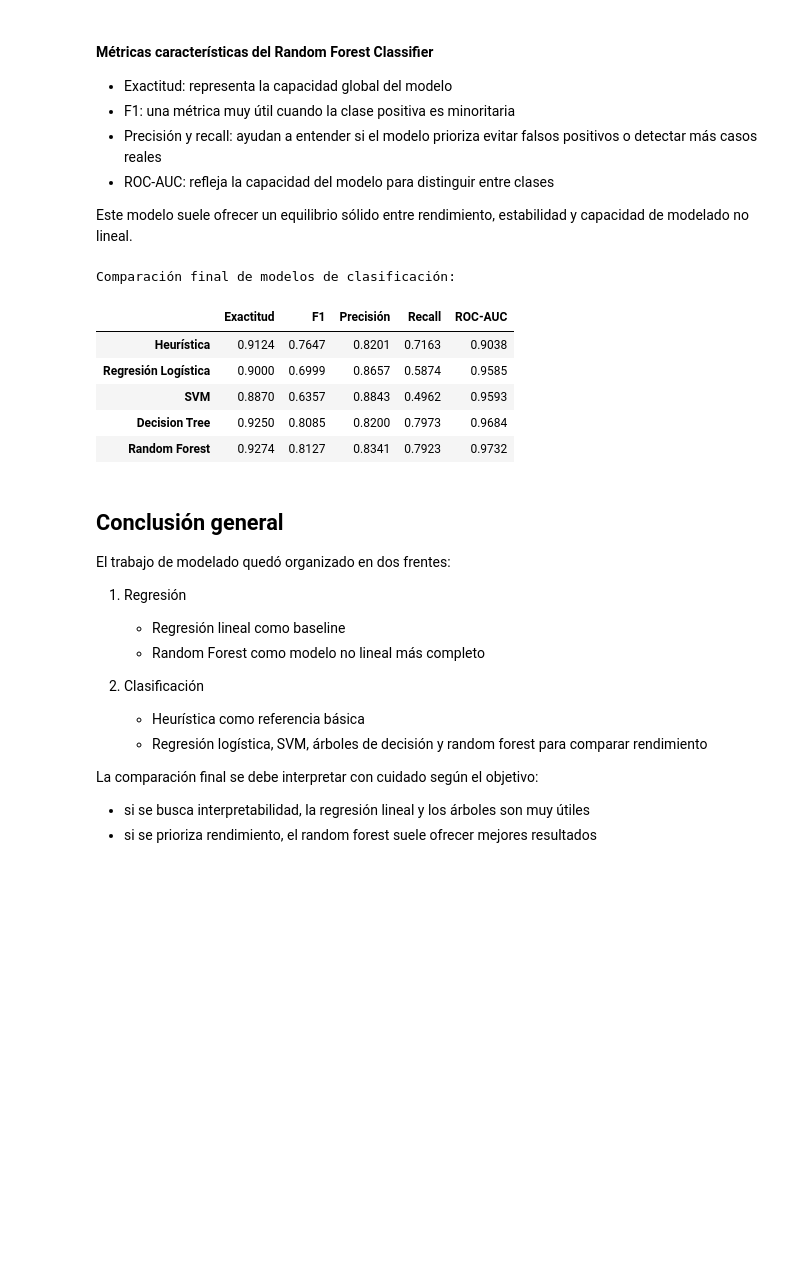
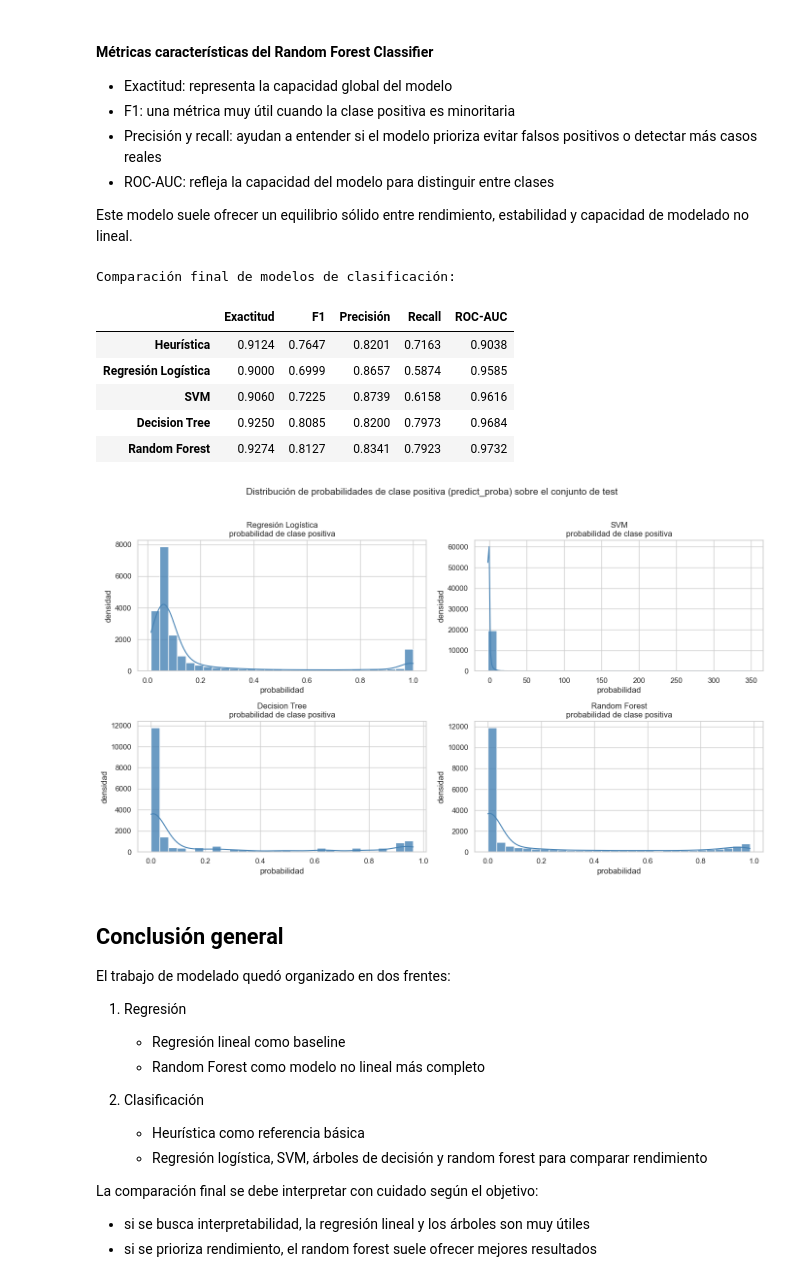
Before and after one commit to waltergsotelo/aprendizaje_maquina, a Jupyter notebook: modelado_yelp_regresion_clasificacion.ipynb, the cells around one changed output. Saved outputs shown, nothing was run; the diff lists cells and outputs as text; code cells hidden in the pictures; blank space fills up the shorter version.

Commit message:
se agrega densidad de probabilidad

```diff
--- a/modelado_yelp_regresion_clasificacion.ipynb
+++ b/modelado_yelp_regresion_clasificacion.ipynb
@@ -364,8 +364,8 @@ def point_biserial_ranking(df, target='elite_encoded'):
     return resultados.sort_values('correlación', key=abs, ascending=False)
 
 
-def tune_classifier(model_name, estimator_factory, param_space, X_train, y_train, scoring='f1', n_trials=30):
-    cv = StratifiedKFold(n_splits=5, shuffle=True, random_state=42)
+def tune_classifier(model_name, estimator_factory, param_space, X_train, y_train, scoring='f1', n_trials=30, n_jobs=1, n_splits=5):
+    cv = StratifiedKFold(n_splits=n_splits, shuffle=True, random_state=42)
 
     def objective(trial):
         params = {}
@@ -378,7 +378,7 @@ def tune_classifier(model_name, estimator_factory, param_space, X_train, y_train
                 params[key] = trial.suggest_categorical(key, spec['choices'])
 
         model = estimator_factory(**params)
-        scores = cross_val_score(model, X_train, y_train, cv=cv, scoring=scoring, n_jobs=-1)
+        scores = cross_val_score(model, X_train, y_train, cv=cv, scoring=scoring, n_jobs=n_jobs)
         return scores.mean()
 
     study = optuna.create_study(direction='maximize', sampler=optuna.samplers.TPESampler(seed=42))
@@ -594,13 +594,16 @@ best_svm_params = tune_classifier(
     'SVM',
     lambda **params: LinearSVC(random_state=42, max_iter=5000, **params),
     {
-        'C': {'type': 'float', 'low': 1e-2, 'high': 1e2, 'log': True},
-        'tol': {'type': 'float', 'low': 1e-5, 'high': 1e-2, 'log': True},
+        'C': {'type': 'float', 'low': 1e-2, 'high': 10, 'log': True},
+        'penalty': {'type': 'categorical', 'choices': ['l2']},
+        'loss': {'type': 'categorical', 'choices': ['hinge', 'squared_hinge']},
     },
     X_binclass_train_scaled,
     y_binclass_train,
     scoring='f1',
-    n_trials=30,
+    n_trials=4,
+    n_jobs=1,
+    n_splits=2,
 )
 
 svm = LinearSVC(random_state=42, max_iter=5000, **best_svm_params)
@@ -825,9 +816,36 @@ Comparación final de modelos de clasificación:
 |  | Exactitud | F1 | Precisión | Recall | ROC-AUC |
 | Heurística | 0.9124 | 0.7647 | 0.8201 | 0.7163 | 0.9038 |
 | Regresión Logística | 0.9000 | 0.6999 | 0.8657 | 0.5874 | 0.9585 |
-| SVM | 0.8870 | 0.6357 | 0.8843 | 0.4962 | 0.9593 |
+| SVM | 0.9060 | 0.7225 | 0.8739 | 0.6158 | 0.9616 |
 | Decision Tree | 0.9250 | 0.8085 | 0.8200 | 0.7973 | 0.9684 |
 | Random Forest | 0.9274 | 0.8127 | 0.8341 | 0.7923 | 0.9732 |
+# %%
+# Distribuciones de probabilidades de clase positiva usando predict_proba() en el conjunto de test
+
+probabilities_by_model = {
+    'Regresión Logística': y_score_logistica,
+    'SVM': y_score_svm,
+    'Decision Tree': y_score_dt,
+    'Random Forest': y_score_rf,
+}
+
+fig, axes = plt.subplots(2, 2, figsize=(14, 8), sharey=False)
+axes = axes.flatten()
+
+for ax, (name, probs) in zip(axes, probabilities_by_model.items()):
+    sns.histplot(probs, bins=30, kde=True, color='steelblue', alpha=0.8, ax=ax)
+    ax.set_title(f'{name}\nprobabilidad de clase positiva')
+    ax.set_xlabel('probabilidad')
+    ax.set_ylabel('densidad')
+
+for ax in axes[len(probabilities_by_model):]:
+    ax.axis('off')
+
+fig.suptitle('Distribución de probabilidades de clase positiva (predict_proba) sobre el conjunto de test', fontsize=14, y=1.02)
+plt.tight_layout()
+plt.show()
+# %% [output]
+[figure, added]
 # %% [markdown]
 ## Conclusión general
 
```
Also changed, not shown: parts of 4 cells of this notebook.
